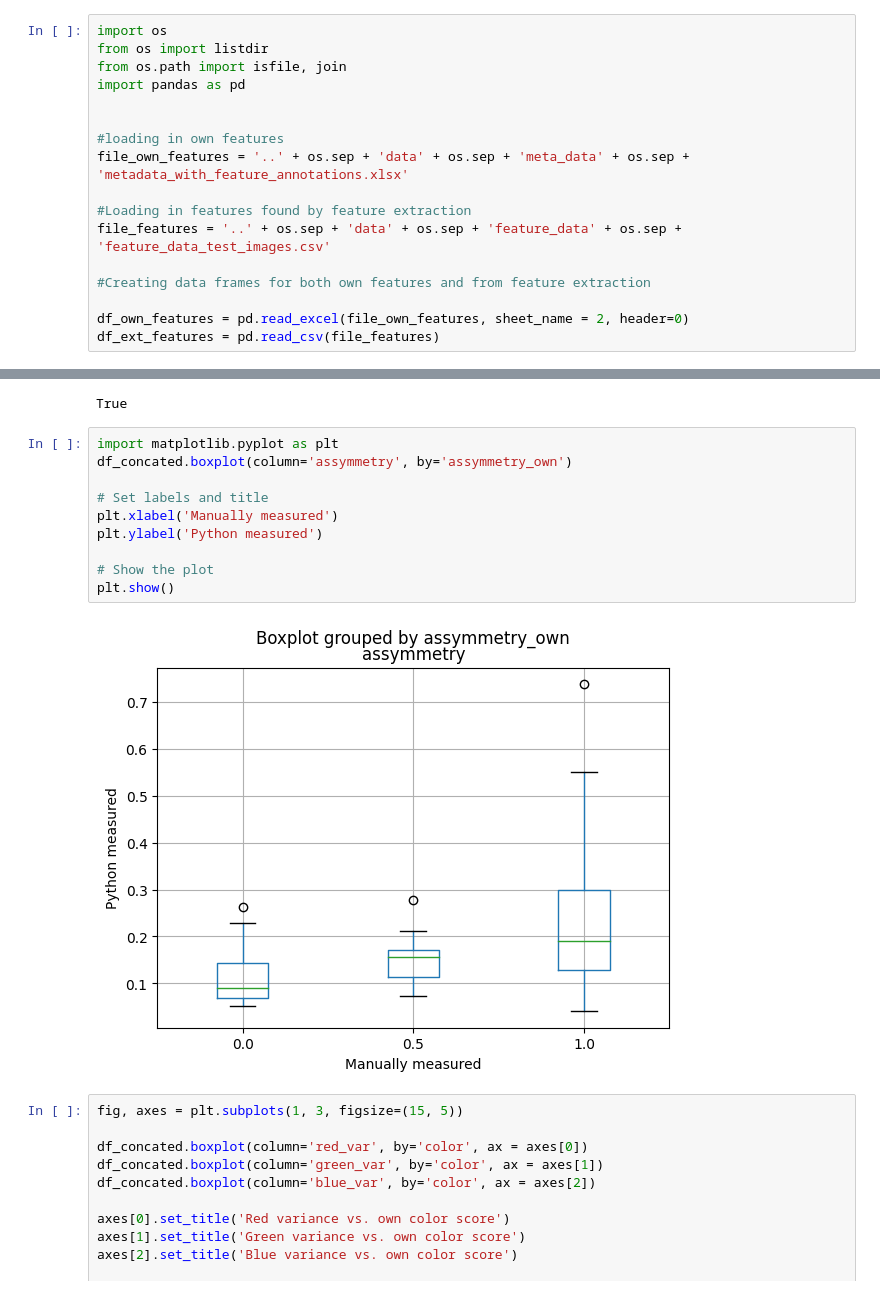
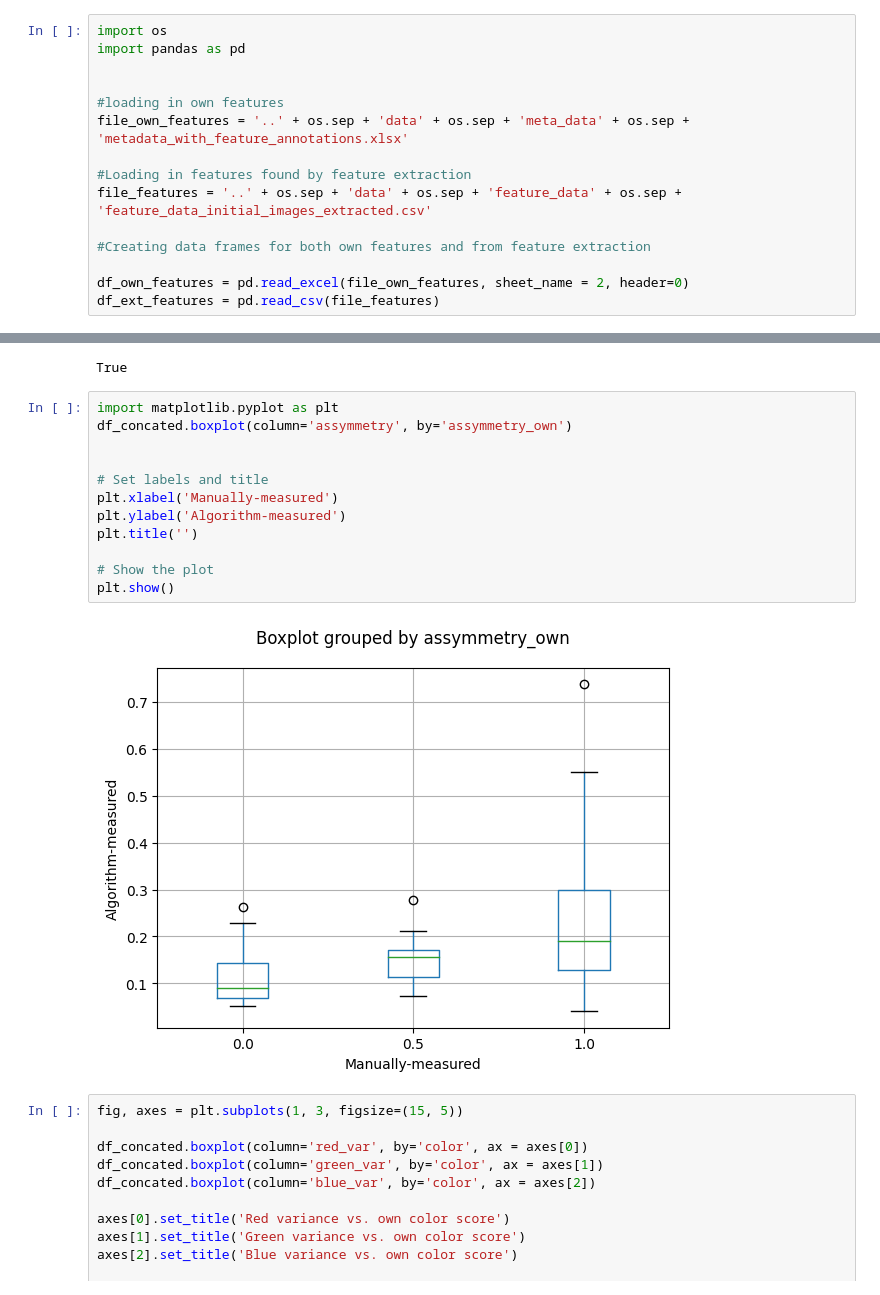
Before and after one commit to julielhagen/First-Year-Project, a Jupyter notebook: code/initial_subset_analysis.ipynb, the cells around one changed output, grey strips where cells are left out. Saved outputs shown, nothing was run; the diff lists cells and outputs as text.

```diff
--- a/code/initial_subset_analysis.ipynb
+++ b/code/initial_subset_analysis.ipynb
@@ -1,7 +1,5 @@
 # %%
 import os
-from os import listdir
-from os.path import isfile, join
 import pandas as pd
 
 
@@ -9,7 +7,7 @@ import pandas as pd
 file_own_features = '..' + os.sep + 'data' + os.sep + 'meta_data' + os.sep + 'metadata_with_feature_annotations.xlsx'
 
 #Loading in features found by feature extraction
-file_features = '..' + os.sep + 'data' + os.sep + 'feature_data' + os.sep + 'feature_data_test_images.csv'
+file_features = '..' + os.sep + 'data' + os.sep + 'feature_data' + os.sep + 'feature_data_initial_images_extracted.csv'
 
 #Creating data frames for both own features and from feature extraction
 
@@ -49,15 +47,17 @@ True
 # %%
 import matplotlib.pyplot as plt
 df_concated.boxplot(column='assymmetry', by='assymmetry_own')
 
+
 # Set labels and title
-plt.xlabel('Manually measured')
-plt.ylabel('Python measured')
+plt.xlabel('Manually-measured')
+plt.ylabel('Algorithm-measured')
+plt.title('')
 
 # Show the plot
 plt.show()
 # %% [output]
-[figure, old version]
+[figure, new version]
 # %%
 fig, axes = plt.subplots(1, 3, figsize=(15, 5))
 
```
Also changed, not shown: parts of 3 cells of this notebook.
